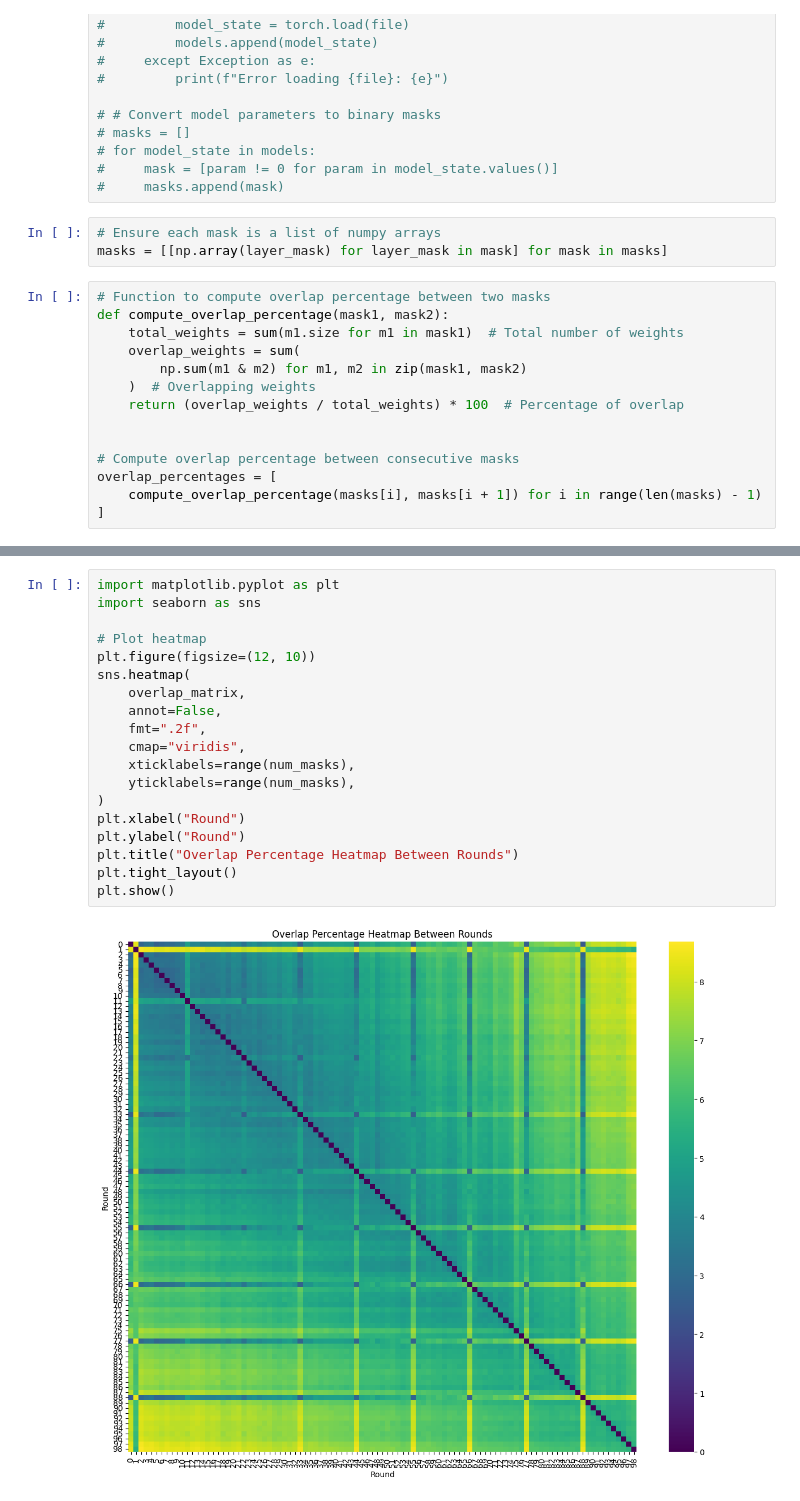
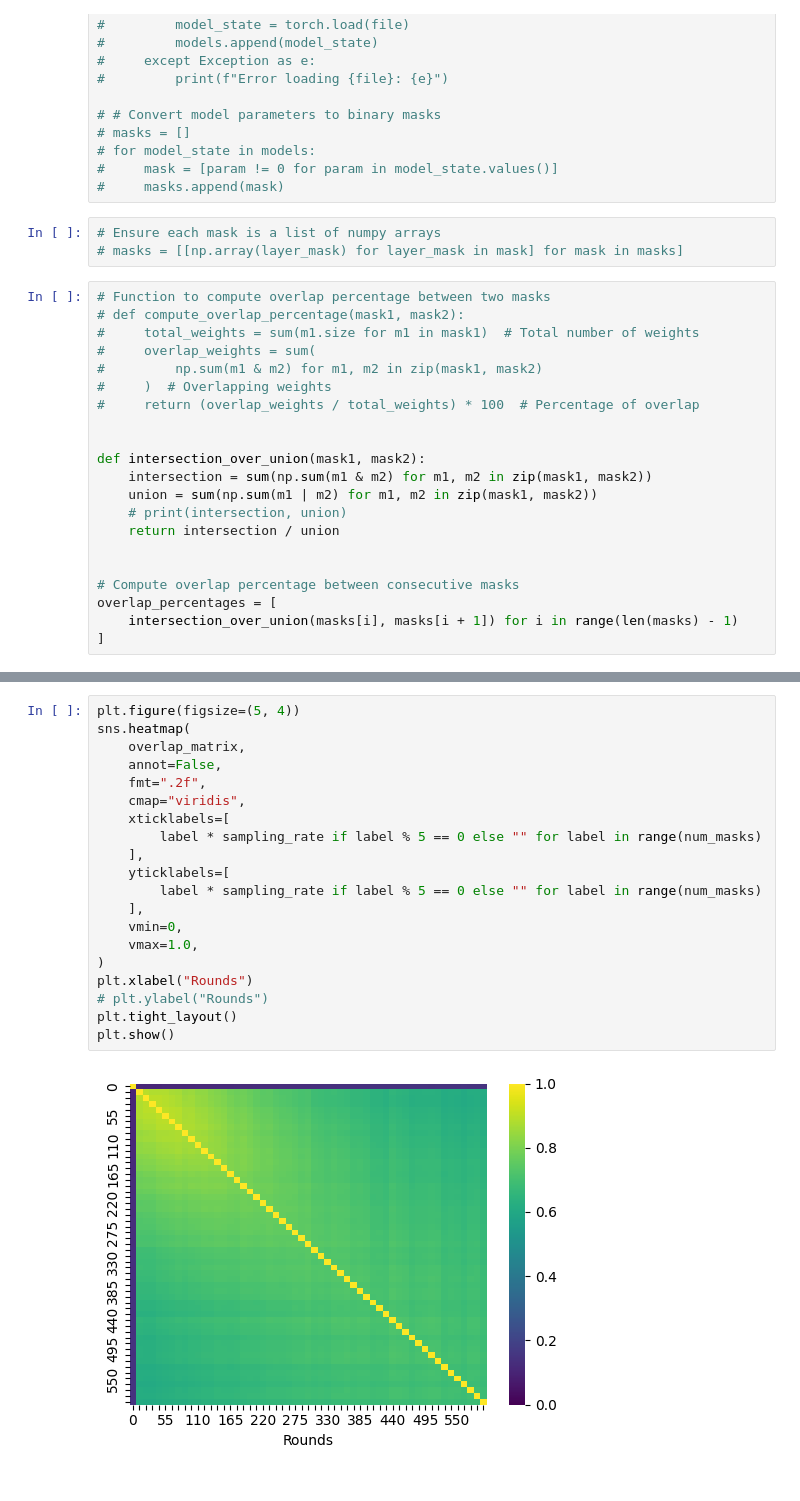
Before and after one commit to relogu/fl_powerpropagation, a Jupyter notebook: plotting/plots/mask_overlap.ipynb, the cells around one changed output, grey strips where cells are left out. Drawn from its saved outputs; the diff is of its cells as text.

Commit message:
Plotting: - mask_overlap.ipynb; - plot-accuracy_degradation.ipynb.
modified some configuration files for local settings

```diff
--- a/plotting/plots/mask_overlap.ipynb
+++ b/plotting/plots/mask_overlap.ipynb
@@ -48,20 +371,27 @@ masks = [[np.array(layer_mask) for layer_mask in mask] for mask in masks]
 #     masks.append(mask)
 # %%
 # Ensure each mask is a list of numpy arrays
-masks = [[np.array(layer_mask) for layer_mask in mask] for mask in masks]
+# masks = [[np.array(layer_mask) for layer_mask in mask] for mask in masks]
 # %%
 # Function to compute overlap percentage between two masks
-def compute_overlap_percentage(mask1, mask2):
-    total_weights = sum(m1.size for m1 in mask1)  # Total number of weights
-    overlap_weights = sum(
-        np.sum(m1 & m2) for m1, m2 in zip(mask1, mask2)
-    )  # Overlapping weights
-    return (overlap_weights / total_weights) * 100  # Percentage of overlap
+# def compute_overlap_percentage(mask1, mask2):
+#     total_weights = sum(m1.size for m1 in mask1)  # Total number of weights
+#     overlap_weights = sum(
+#         np.sum(m1 & m2) for m1, m2 in zip(mask1, mask2)
+#     )  # Overlapping weights
+#     return (overlap_weights / total_weights) * 100  # Percentage of overlap
+
+
+def intersection_over_union(mask1, mask2):
+    intersection = sum(np.sum(m1 & m2) for m1, m2 in zip(mask1, mask2))
+    union = sum(np.sum(m1 | m2) for m1, m2 in zip(mask1, mask2))
+    # print(intersection, union)
+    return intersection / union
 
 
 # Compute overlap percentage between consecutive masks
 overlap_percentages = [
-    compute_overlap_percentage(masks[i], masks[i + 1]) for i in range(len(masks) - 1)
+    intersection_over_union(masks[i], masks[i + 1]) for i in range(len(masks) - 1)
 ]
 # %%
 import matplotlib.pyplot as plt
@@ -127,21 +465,22 @@ print(overlap_matrix)
 # %%
-import matplotlib.pyplot as plt
-import seaborn as sns
-
-# Plot heatmap
-plt.figure(figsize=(12, 10))
+plt.figure(figsize=(5, 4))
 sns.heatmap(
     overlap_matrix,
     annot=False,
     fmt=".2f",
     cmap="viridis",
-    xticklabels=range(num_masks),
-    yticklabels=range(num_masks),
+    xticklabels=[
+        label * sampling_rate if label % 5 == 0 else "" for label in range(num_masks)
+    ],
+    yticklabels=[
+        label * sampling_rate if label % 5 == 0 else "" for label in range(num_masks)
+    ],
+    vmin=0,
+    vmax=1.0,
 )
-plt.xlabel("Round")
-plt.ylabel("Round")
-plt.title("Overlap Percentage Heatmap Between Rounds")
+plt.xlabel("Rounds")
+# plt.ylabel("Rounds")
 plt.tight_layout()
 plt.show()
 # %% [output]
-[figure, old version]
+[figure, new version]
```
Also changed, not shown: parts of 12 cells of this notebook, 14 other files.
